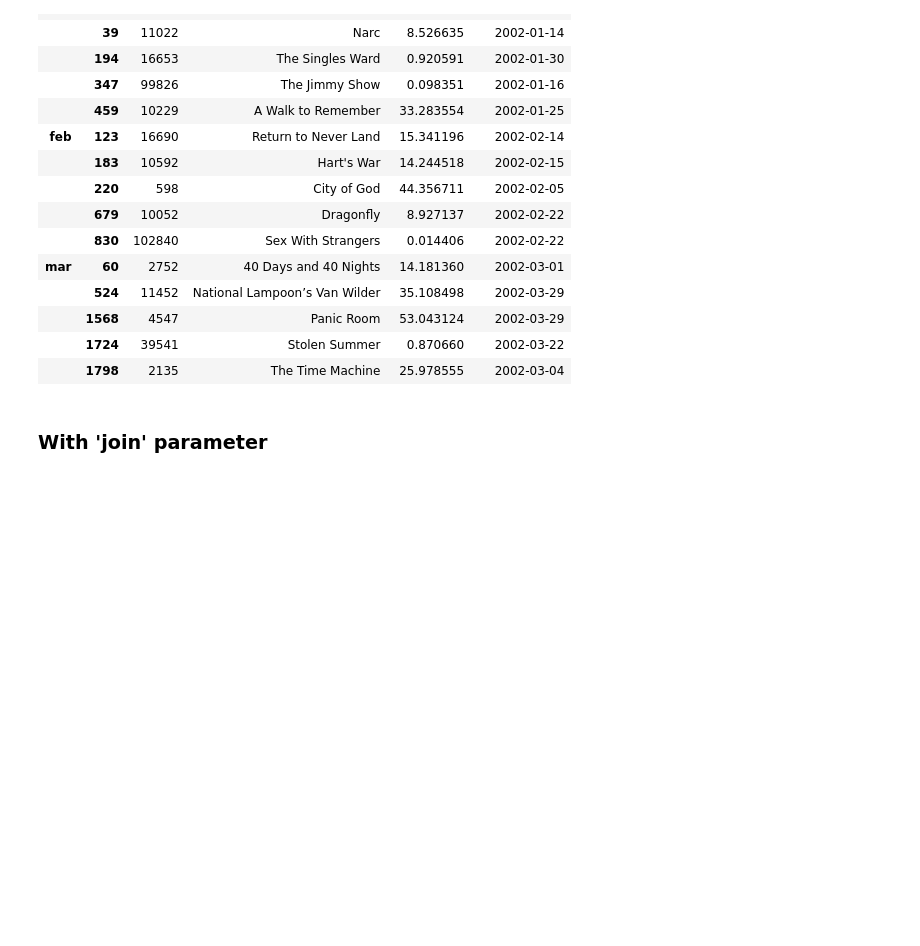
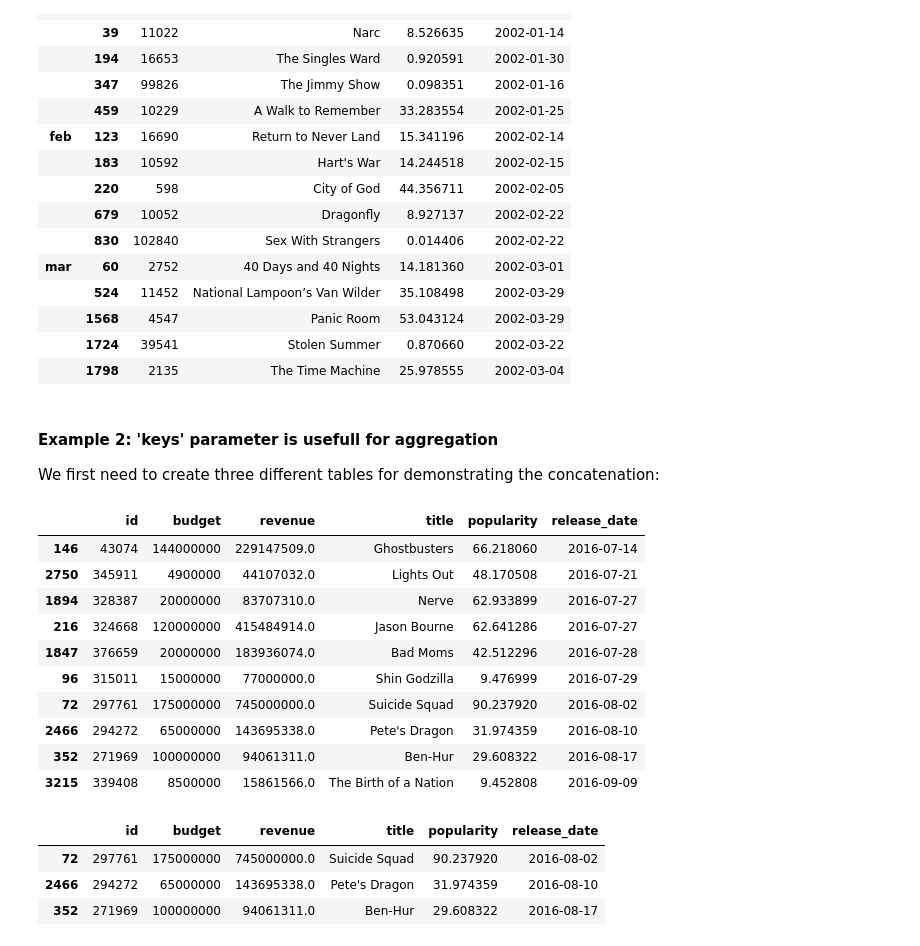
Before and after one commit to kbantoec/dsuc, a Jupyter notebook: joining_data_pandas/notebook.ipynb, the cells around one changed output. Cells and saved outputs as stored; diff of their text form; code cells hidden in the pictures; blank space fills up the shorter version.

```diff
--- a/joining_data_pandas/notebook.ipynb
+++ b/joining_data_pandas/notebook.ipynb
@@ -587,5 +648,33 @@ pd.concat([movies_jan, movies_feb, movies_mar], ignore_index=False, keys=['jan',
 |  | 1568 | 4547 | Panic Room | 53.043124 | 2002-03-29 |
 |  | 1724 | 39541 | Stolen Summer | 0.870660 | 2002-03-22 |
 |  | 1798 | 2135 | The Time Machine | 25.978555 | 2002-03-04 |
-# %% [markdown]
-### With 'join' parameter
+# %% [markdown]
+#### Example 2: 'keys' parameter is usefull for aggregation
+
+We first need to create three different tables for demonstrating the concatenation:
+# %%
+financials_movies = financials.merge(movies, how='left', on='id')
+financials_movies.sort_values(by='release_date', axis=0, inplace=True)
+financials_movies.tail(10)
+# %% [output]
+|  | id | budget | revenue | title | popularity | release_date |
+| 146 | 43074 | 144000000 | 229147509.0 | Ghostbusters | 66.218060 | 2016-07-14 |
+| 2750 | 345911 | 4900000 | 44107032.0 | Lights Out | 48.170508 | 2016-07-21 |
+| 1894 | 328387 | 20000000 | 83707310.0 | Nerve | 62.933899 | 2016-07-27 |
+| 216 | 324668 | 120000000 | 415484914.0 | Jason Bourne | 62.641286 | 2016-07-27 |
+| 1847 | 376659 | 20000000 | 183936074.0 | Bad Moms | 42.512296 | 2016-07-28 |
+| 96 | 315011 | 15000000 | 77000000.0 | Shin Godzilla | 9.476999 | 2016-07-29 |
+| 72 | 297761 | 175000000 | 745000000.0 | Suicide Squad | 90.237920 | 2016-08-02 |
+| 2466 | 294272 | 65000000 | 143695338.0 | Pete's Dragon | 31.974359 | 2016-08-10 |
+| 352 | 271969 | 100000000 | 94061311.0 | Ben-Hur | 29.608322 | 2016-08-17 |
+| 3215 | 339408 | 8500000 | 15861566.0 | The Birth of a Nation | 9.452808 | 2016-09-09 |
+# %%
+finmov_jun = financials_movies[financials_movies.release_date.dt.strftime("%Y-%m") == '2016-06']
+finmov_jul = financials_movies[financials_movies.release_date.dt.strftime("%Y-%m") == '2016-07']
+finmov_aug = financials_movies[financials_movies.release_date.dt.strftime("%Y-%m") == '2016-08']
+finmov_aug
+# %% [output]
+|  | id | budget | revenue | title | popularity | release_date |
+| 72 | 297761 | 175000000 | 745000000.0 | Suicide Squad | 90.237920 | 2016-08-02 |
+| 2466 | 294272 | 65000000 | 143695338.0 | Pete's Dragon | 31.974359 | 2016-08-10 |
+| 352 | 271969 | 100000000 | 94061311.0 | Ben-Hur | 29.608322 | 2016-08-17 |
```
Also changed, not shown: parts of 14 cells of this notebook.
